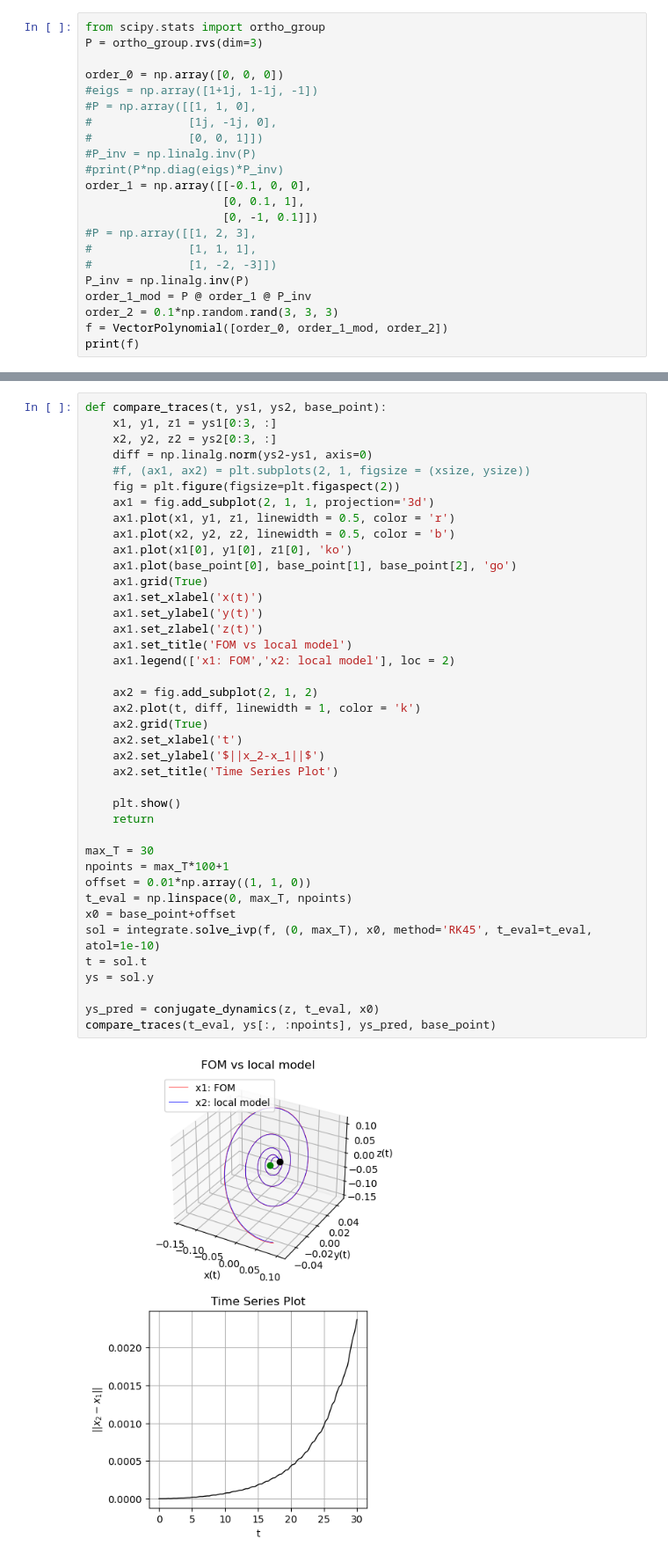
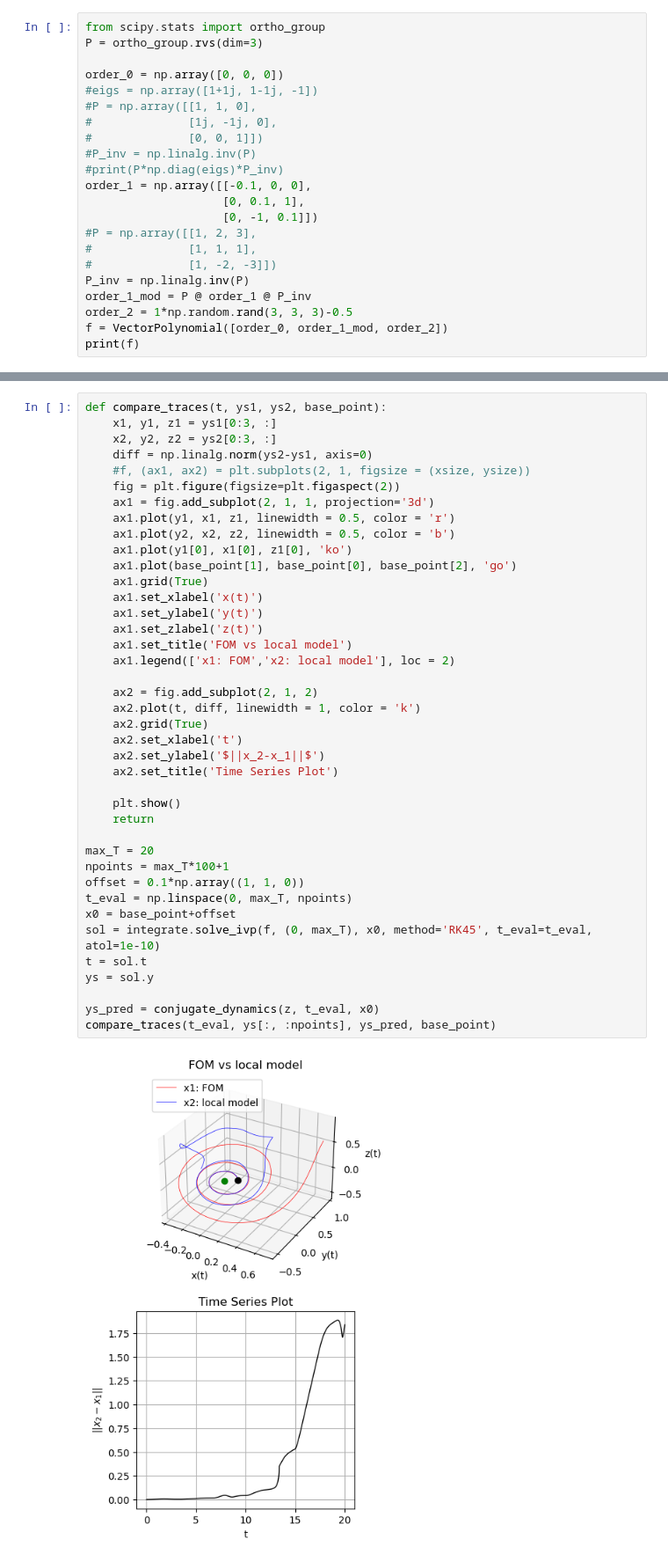
Before and after one commit to sibirica/ROMLCS, a Jupyter notebook: test_dynamics.ipynb, the cells around one changed output, grey strips where cells are left out. Shown: that part at 88% size. Cells and saved outputs as stored; diff of their text form.

```diff
--- a/test_dynamics.ipynb
+++ b/test_dynamics.ipynb
@@ -28,7 +28,7 @@ order_1 = np.array([[-0.1, 0, 0],
 #              [1, -2, -3]])
 P_inv = np.linalg.inv(P)
 order_1_mod = P @ order_1 @ P_inv
-order_2 = 0.1*np.random.rand(3, 3, 3)
+order_2 = 1*np.random.rand(3, 3, 3)-0.5
 f = VectorPolynomial([order_0, order_1_mod, order_2])
 print(f)
 # %% [output]
@@ -74,37 +74,37 @@ def compare_traces(t, ys1, ys2, base_point):
     #f, (ax1, ax2) = plt.subplots(2, 1, figsize = (xsize, ysize))
     fig = plt.figure(figsize=plt.figaspect(2))
     ax1 = fig.add_subplot(2, 1, 1, projection='3d')
-    ax1.plot(x1, y1, z1, linewidth = 0.5, color = 'r')
-    ax1.plot(x2, y2, z2, linewidth = 0.5, color = 'b')
-    ax1.plot(x1[0], y1[0], z1[0], 'ko')
-    ax1.plot(base_point[0], base_point[1], base_point[2], 'go')
+    ax1.plot(y1, x1, z1, linewidth = 0.5, color = 'r')
+    ax1.plot(y2, x2, z2, linewidth = 0.5, color = 'b')
+    ax1.plot(y1[0], x1[0], z1[0], 'ko')
+    ax1.plot(base_point[1], base_point[0], base_point[2], 'go')
     ax1.grid(True)
     ax1.set_xlabel('x(t)')
     ax1.set_ylabel('y(t)')
     ax1.set_zlabel('z(t)')
     ax1.set_title('FOM vs local model')
     ax1.legend(['x1: FOM','x2: local model'], loc = 2)
 
     ax2 = fig.add_subplot(2, 1, 2)
     ax2.plot(t, diff, linewidth = 1, color = 'k')
     ax2.grid(True)
     ax2.set_xlabel('t')
     ax2.set_ylabel('$||x_2-x_1||$')
     ax2.set_title('Time Series Plot')
 
     plt.show()
     return
 
-max_T = 30
+max_T = 20
 npoints = max_T*100+1
-offset = 0.01*np.array((1, 1, 0))
+offset = 0.1*np.array((1, 1, 0))
 t_eval = np.linspace(0, max_T, npoints)
 x0 = base_point+offset
 sol = integrate.solve_ivp(f, (0, max_T), x0, method='RK45', t_eval=t_eval, atol=1e-10)
 t = sol.t
 ys = sol.y
 
 ys_pred = conjugate_dynamics(z, t_eval, x0)
 compare_traces(t_eval, ys[:, :npoints], ys_pred, base_point)
 # %% [output]
-[figure, old version]
+[figure, new version]
```
Also changed, not shown: parts of 2 cells of this notebook, 2 other files.
